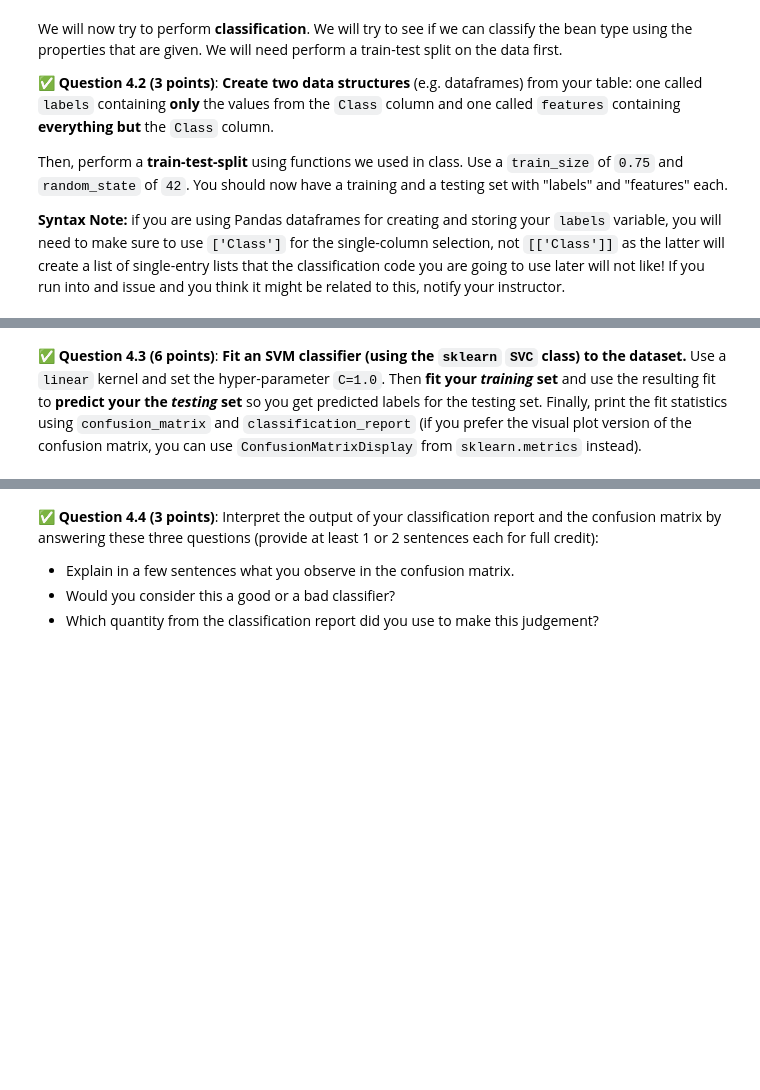
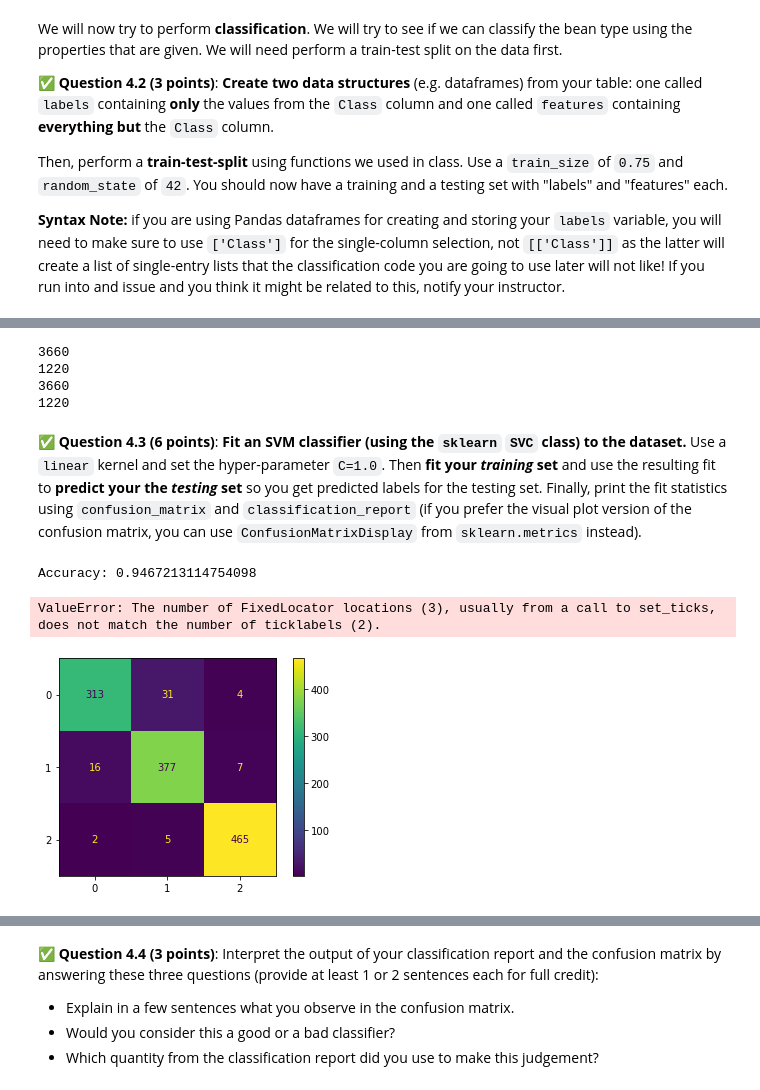
Before and after one commit to Colino03/CMSE202-f23-turnin, a Jupyter notebook: Final/Final-ColinBonnema.ipynb, the cells around one changed output, grey strips where cells are left out. Saved outputs shown, nothing was run; the diff lists cells and outputs as text; code cells hidden in the pictures; blank space fills up the shorter version.

```diff
--- a/Final/Final-ColinBonnema.ipynb
+++ b/Final/Final-ColinBonnema.ipynb
@@ -320,3 +320,6 @@ For this part of the exam, you will be using a dataset that is based on some pre
 &#9989; **Question 4.1 (1 point)**: **Load the `Dry_Bean_Dataset.csv`.** Display the first few lines of the loaded dataset.
 # %%
 ### Put your code here
+Beans = pd.read_csv("Dry_Bean_Dataset.csv")
+result = Beans.head(15)
+print(result)
@@ -330,3 +351,7 @@ Then, perform a **train-test-split** using functions we used in class. Use a `tr
 **Syntax Note:** if you are using Pandas dataframes for creating and storing your `labels` variable, you will need to make sure to use `['Class']` for the single-column selection, not `[['Class']]` as the latter will create a list of single-entry lists that the classification code you are going to use later will not like! If you run into and issue and you think it might be related to this, notify your instructor.
 # %%
 ### Put your code here
+blabels = Beans['Class']
+print(blabels)
+bfeatures = Beans.iloc[: , :-1]
+print(bfeatures)
@@ -333,2 +376,22 @@ Then, perform a **train-test-split** using functions we used in class. Use a `tr
+# %%
+import sklearn
+from sklearn.svm import SVC
+from sklearn.model_selection import train_test_split
+from sklearn.metrics import accuracy_score
+from sklearn import metrics
+from sklearn.model_selection import GridSearchCV
+from sklearn.preprocessing import StandardScaler
+from sklearn.decomposition import PCA
+
+X_train, X_test, y_train, y_test = train_test_split(bfeatures, blabels, train_size=0.75, random_state=42)
+print(len(X_train))
+print(len(X_test))
+print(len(y_train))
+print(len(y_test))
+# %% [output]
+3660
+1220
+3660
+1220
 # %% [markdown]
 &#9989; **Question 4.3 (6 points)**: **Fit an SVM classifier (using the `sklearn` `SVC` class) to the dataset.** Use a `linear` kernel and set the hyper-parameter `C=1.0`. Then **fit your *training* set** and use the resulting fit to **predict your the *testing* set** so you get predicted labels for the testing set. Finally, print the fit statistics using `confusion_matrix` and `classification_report` (if you prefer the visual plot version of the confusion matrix, you can use `ConfusionMatrixDisplay` from `sklearn.metrics` instead).
@@ -336,0 +398,17 @@ Then, perform a **train-test-split** using functions we used in class. Use a `tr
+# %%
+### Put your code here
+X_train, X_test, y_train, y_test = train_test_split(bfeatures, blabels, train_size=0.75, random_state=42)
+
+model = SVC(C = 1.0, kernel = 'linear')
+model.fit(X_train, y_train)
+y_pred = model.predict(X_test)
+accuracy = accuracy_score(y_test, y_pred)
+print("Accuracy:", accuracy)
+confusion_matrix = metrics.confusion_matrix(y_test, y_pred)
+cm_display = metrics.ConfusionMatrixDisplay(confusion_matrix = confusion_matrix, display_labels = [False, True])
+cm_display.plot()
+plt.show()
+# %% [output]
+Accuracy: 0.9467213114754098
+ValueError: The number of FixedLocator locations (3), usually from a call to set_ticks, does not match the number of ticklabels (2).
+[figure, added]
```
Also changed, not shown: parts of 9 cells of this notebook, 1 other file.
